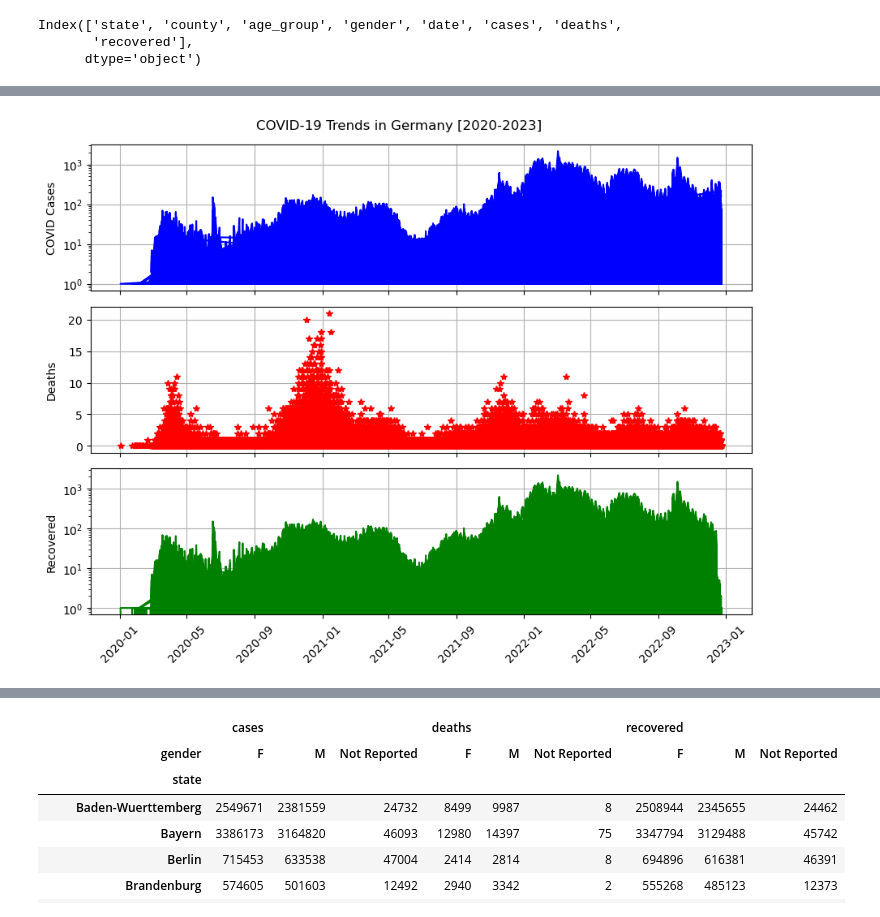
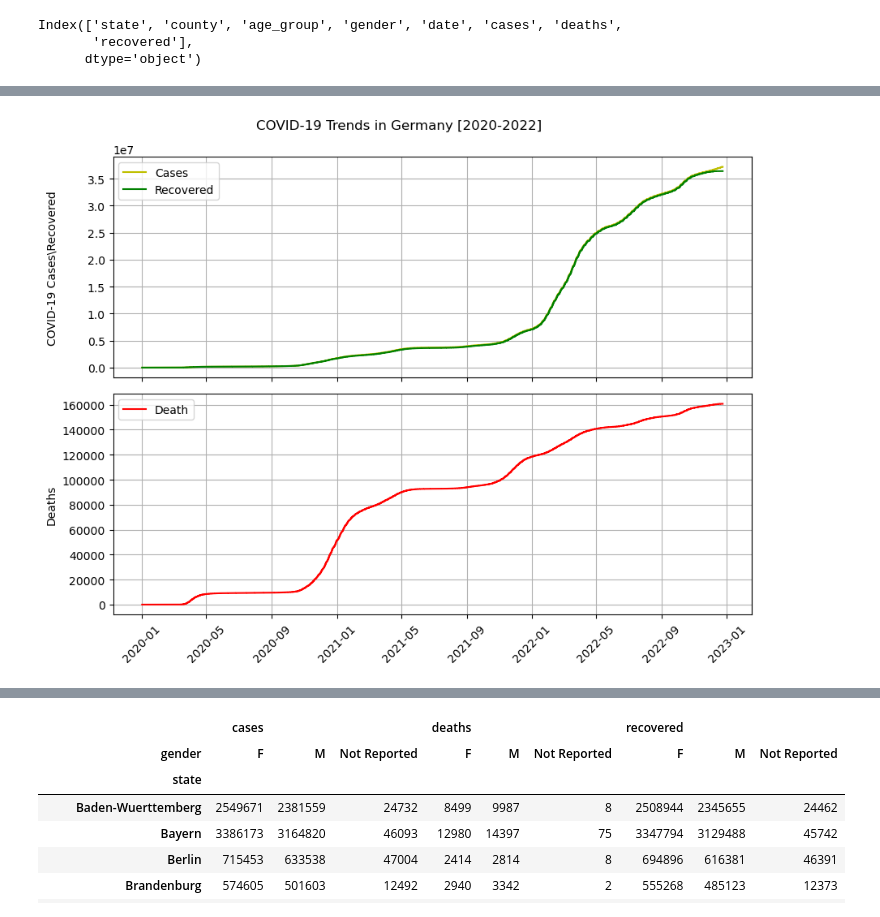
Before and after one commit to doctorf72/Naya-Practical-Data-Science-EDA-Project, a Jupyter notebook: COVID_Germany Felix.ipynb, the cells around one changed output, grey strips where cells are left out. Saved outputs shown, nothing was run; the diff lists cells and outputs as text; code cells hidden in the pictures.

```diff
--- a/COVID_Germany Felix.ipynb
+++ b/COVID_Germany Felix.ipynb
@@ -53,3 +53,8 @@ df.columns
 Index(['state', 'county', 'age_group', 'gender', 'date', 'cases', 'deaths',
        'recovered'],
       dtype='object')
+# %%
+df_sorted_bydate = df.sort_values(by = 'date')
+#df_sorted_bydate['cases_cum'] = np.cumsum(df_sorted_bydate.cases)
+#df_sorted_bydate['recovered_cum'] = np.cumsum(df_sorted_bydate.recovered)
+df_sorted_bydate.head(25)
@@ -56,24 +79,25 @@ Index(['state', 'county', 'age_group', 'gender', 'date', 'cases', 'deaths',
 # %%
-fig, (ax1,ax2,ax3) = plt.subplots(3,1, sharex = True, figsize = (9,7))
-fig.suptitle ("COVID-19 Trends in Germany [2020-2023]")
+fig, (ax1,ax2) = plt.subplots(2,1, sharex = True, figsize = (9,7))
+fig.suptitle ("COVID-19 Trends in Germany [2020-2022]")
 
-ax1.plot(df.date,df.cases, 'b-')
-ax1.set_ylabel('COVID Cases')
+ax1.plot(df_sorted_bydate.date,np.cumsum(df_sorted_bydate.cases), 'y-', label = 'Cases')
+ax1.plot(df_sorted_bydate.date,np.cumsum(df_sorted_bydate.recovered), 'g-', label = 'Recovered')
+# ax1.plot(df_sorted_bydate.date,np.cumsum(df_sorted_bydate.deaths), 'r-', label = 'Death')
+
+ax1.set_ylabel('COVID-19 Cases\Recovered')
 ax1.grid()
-ax1.set_yscale('log')
+ax1.legend(loc = 'upper left' )
 
-ax2.plot(df.date,df.deaths, 'r*')
+ax2.plot(df_sorted_bydate.date,np.cumsum(df_sorted_bydate.deaths), 'r-', label = 'Death')
+# ax2.plot(df.date,df.deaths, 'r*', label = 'Death')
 ax2.set_ylabel('Deaths')
 ax2.grid()
-
-ax3.plot(df.date,df.recovered, 'g')
-ax3.set_ylabel('Recovered')
-ax3.tick_params(axis = 'x', rotation = 45)
-ax3.grid()
-ax3.set_yscale('log')
+ax2.legend(loc = 'upper left' )
+ax2.tick_params(axis = 'x', rotation = 45)
 
 fig.align_labels()
 fig.tight_layout()
+
 plt.show()
 # %% [output]
-[figure, old version]
+[figure, new version]
```
Also changed, not shown: parts of 17 cells of this notebook.
